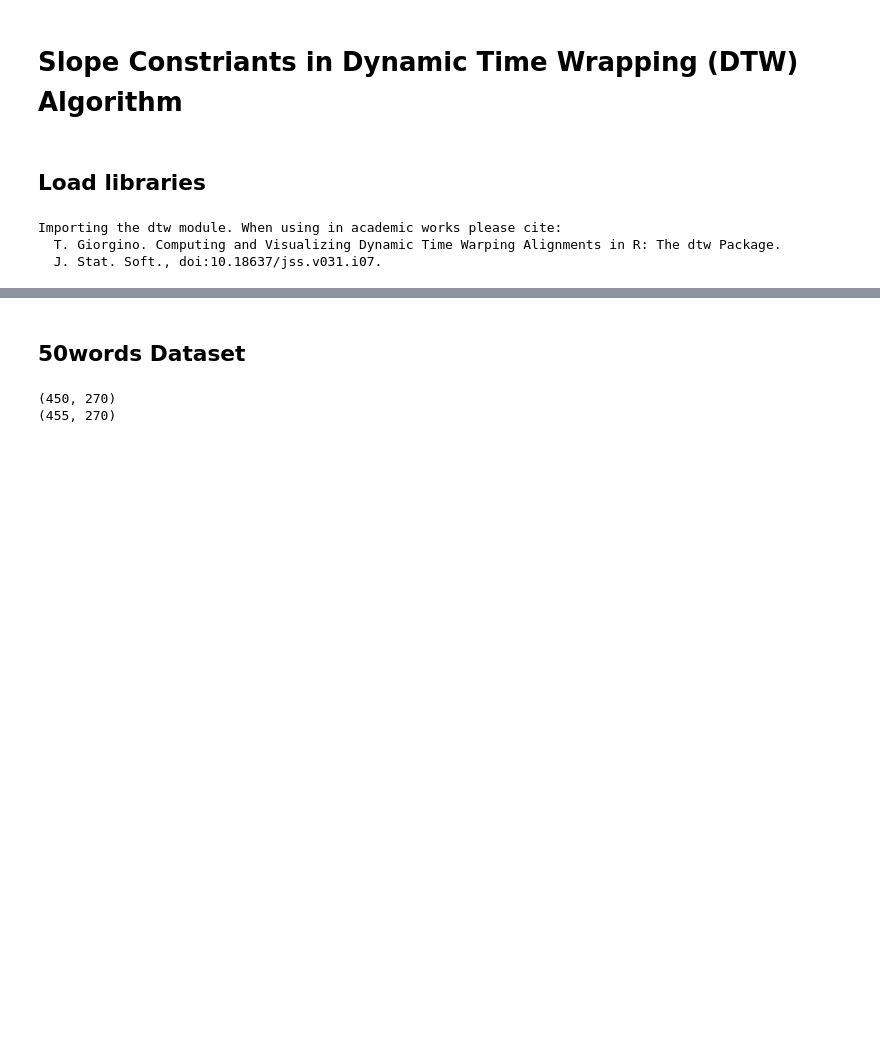
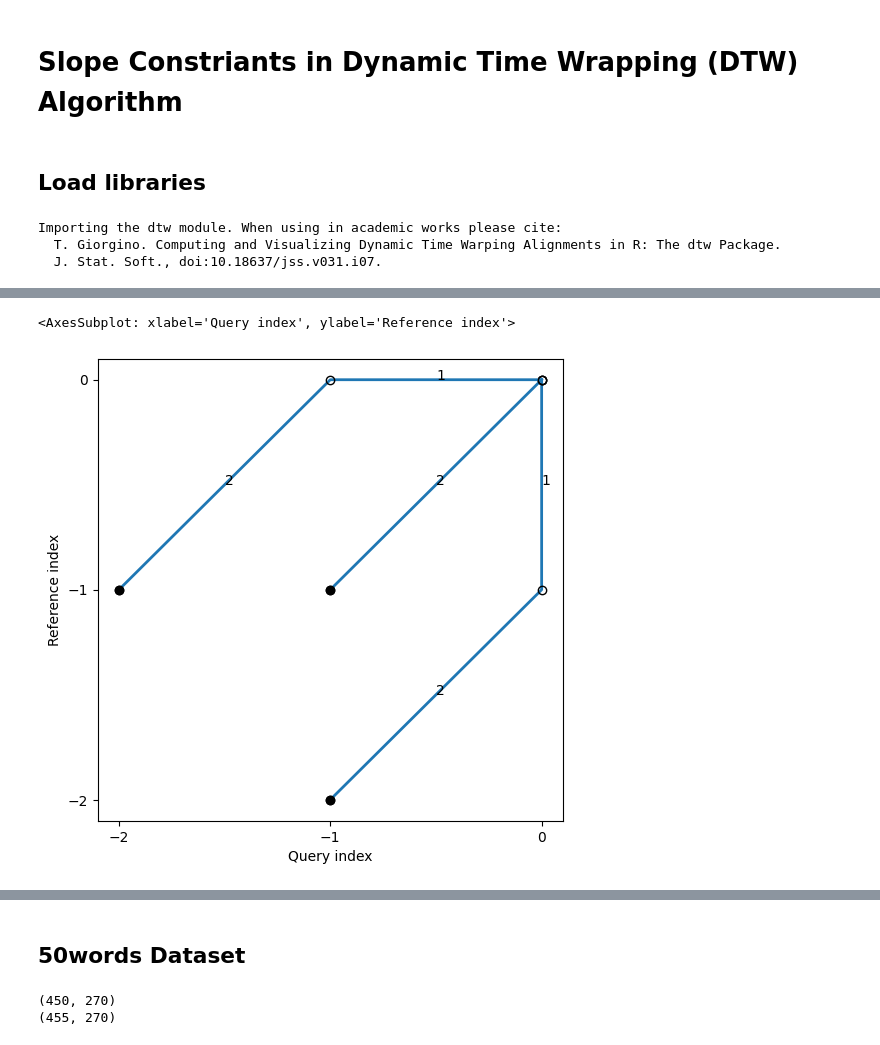
Before and after one commit to pakornyodkab/TimeSeriesFinalProject, a Jupyter notebook: slope_constrain_experiment.ipynb, the cells around one changed output, grey strips where cells are left out. Saved outputs shown, nothing was run; the diff lists cells and outputs as text; code cells hidden in the pictures; blank space fills up the shorter version.

```diff
--- a/slope_constrain_experiment.ipynb
+++ b/slope_constrain_experiment.ipynb
@@ -20,0 +36,5 @@ Importing the dtw module. When using in academic works please cite:
+# %%
+DTW_module.symmetricP1.plot()
+# %% [output]
+<AxesSubplot: xlabel='Query index', ylabel='Reference index'>
+[figure, added]
```
Also changed, not shown: parts of 120 cells of this notebook, 3 other files.
